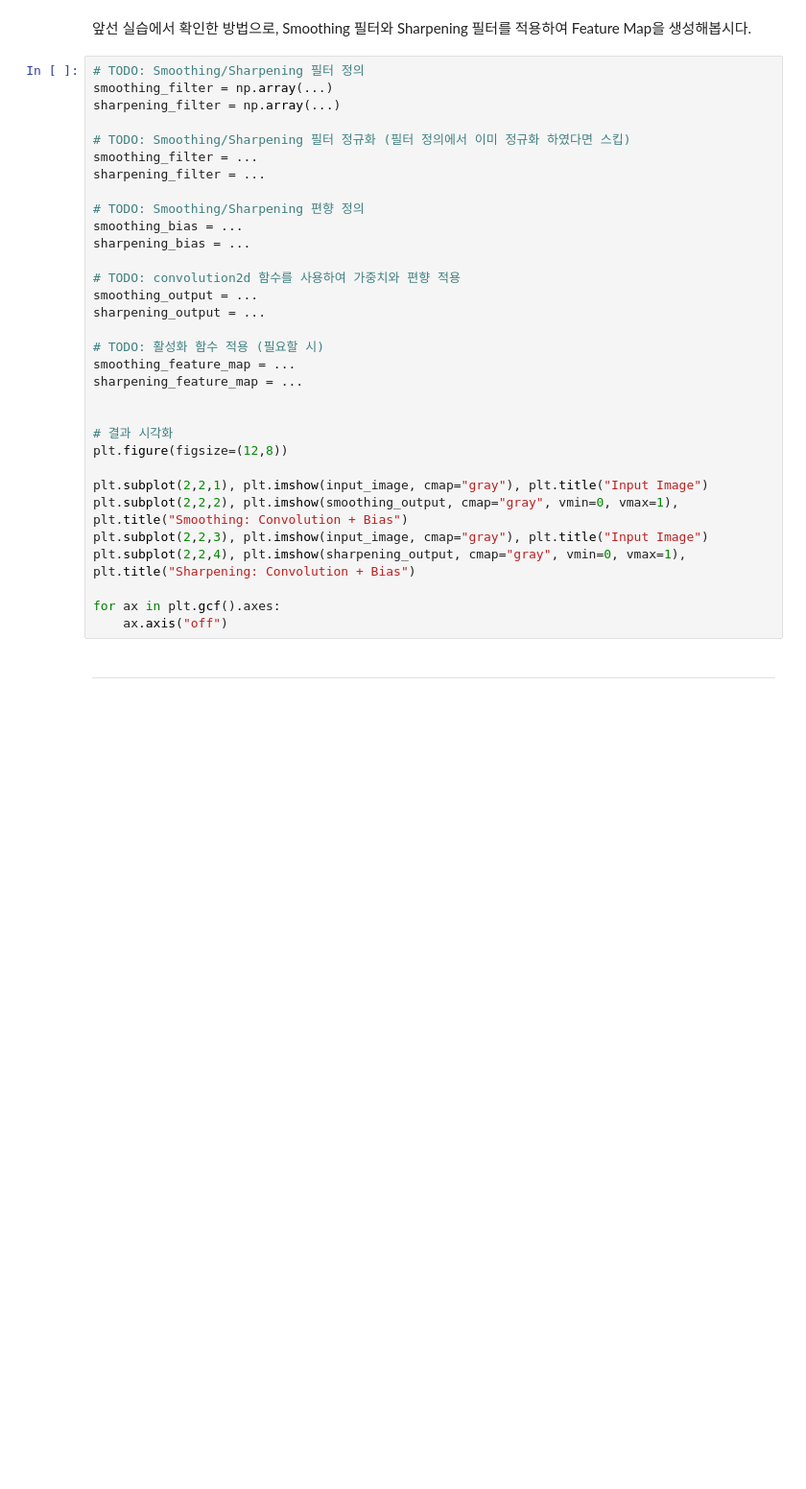
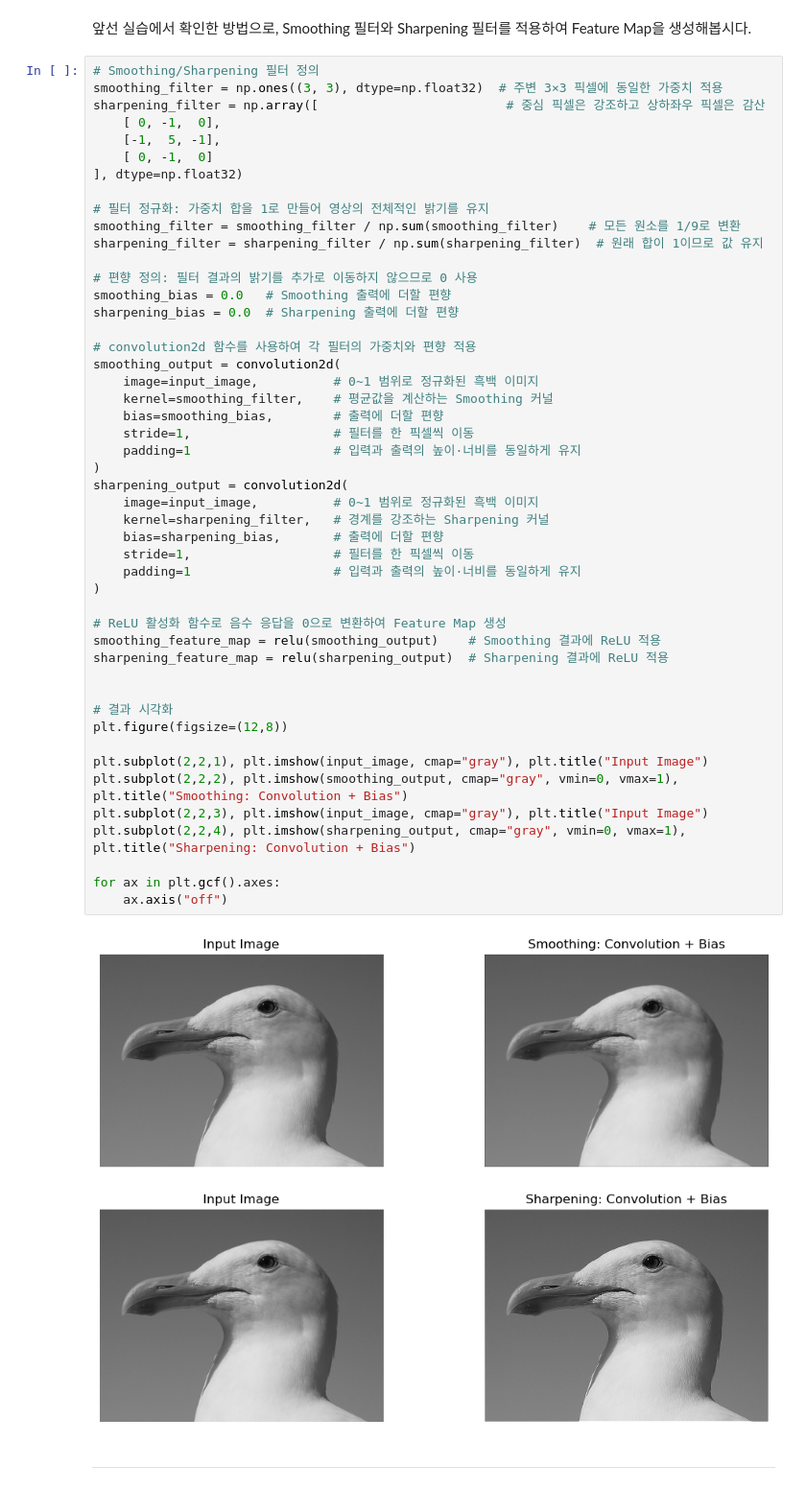
Before and after one commit to seedevk8s/physical-ai-vision-llm-gemma-multimodal, a Jupyter notebook: 03_DL-and-GPU.ipynb, the cells around one changed output. Shown at 96% size. Cells and saved outputs as stored; diff of their text form; blank space fills up the shorter version.

```diff
--- a/03_DL-and-GPU.ipynb
+++ b/03_DL-and-GPU.ipynb
@@ -1083,37 +1179,55 @@ for ax in plt.gcf().axes:
 # %% [markdown]
 앞선 실습에서 확인한 방법으로, Smoothing 필터와 Sharpening 필터를 적용하여 Feature Map을 생성해봅시다.
 # %%
-# TODO: Smoothing/Sharpening 필터 정의
-smoothing_filter = np.array(...)
-sharpening_filter = np.array(...)
+# Smoothing/Sharpening 필터 정의
+smoothing_filter = np.ones((3, 3), dtype=np.float32)  # 주변 3×3 픽셀에 동일한 가중치 적용
+sharpening_filter = np.array([                         # 중심 픽셀은 강조하고 상하좌우 픽셀은 감산
+    [ 0, -1,  0],
+    [-1,  5, -1],
+    [ 0, -1,  0]
+], dtype=np.float32)
 
-# TODO: Smoothing/Sharpening 필터 정규화 (필터 정의에서 이미 정규화 하였다면 스킵)
-smoothing_filter = ...
-sharpening_filter = ...
+# 필터 정규화: 가중치 합을 1로 만들어 영상의 전체적인 밝기를 유지
+smoothing_filter = smoothing_filter / np.sum(smoothing_filter)    # 모든 원소를 1/9로 변환
+sharpening_filter = sharpening_filter / np.sum(sharpening_filter)  # 원래 합이 1이므로 값 유지
 
-# TODO: Smoothing/Sharpening 편향 정의
-smoothing_bias = ...
-sharpening_bias = ...
+# 편향 정의: 필터 결과의 밝기를 추가로 이동하지 않으므로 0 사용
+smoothing_bias = 0.0   # Smoothing 출력에 더할 편향
+sharpening_bias = 0.0  # Sharpening 출력에 더할 편향
 
-# TODO: convolution2d 함수를 사용하여 가중치와 편향 적용
-smoothing_output = ...
-sharpening_output = ...
+# convolution2d 함수를 사용하여 각 필터의 가중치와 편향 적용
+smoothing_output = convolution2d(
+    image=input_image,          # 0~1 범위로 정규화된 흑백 이미지
+    kernel=smoothing_filter,    # 평균값을 계산하는 Smoothing 커널
+    bias=smoothing_bias,        # 출력에 더할 편향
+    stride=1,                   # 필터를 한 픽셀씩 이동
+    padding=1                   # 입력과 출력의 높이·너비를 동일하게 유지
+)
+sharpening_output = convolution2d(
+    image=input_image,          # 0~1 범위로 정규화된 흑백 이미지
+    kernel=sharpening_filter,   # 경계를 강조하는 Sharpening 커널
+    bias=sharpening_bias,       # 출력에 더할 편향
+    stride=1,                   # 필터를 한 픽셀씩 이동
+    padding=1                   # 입력과 출력의 높이·너비를 동일하게 유지
+)
 
-# TODO: 활성화 함수 적용 (필요할 시)
-smoothing_feature_map = ...
-sharpening_feature_map = ...
+# ReLU 활성화 함수로 음수 응답을 0으로 변환하여 Feature Map 생성
+smoothing_feature_map = relu(smoothing_output)    # Smoothing 결과에 ReLU 적용
+sharpening_feature_map = relu(sharpening_output)  # Sharpening 결과에 ReLU 적용
 
 
 # 결과 시각화
 plt.figure(figsize=(12,8))
 
 plt.subplot(2,2,1), plt.imshow(input_image, cmap="gray"), plt.title("Input Image")
 plt.subplot(2,2,2), plt.imshow(smoothing_output, cmap="gray", vmin=0, vmax=1), plt.title("Smoothing: Convolution + Bias")
 plt.subplot(2,2,3), plt.imshow(input_image, cmap="gray"), plt.title("Input Image")
 plt.subplot(2,2,4), plt.imshow(sharpening_output, cmap="gray", vmin=0, vmax=1), plt.title("Sharpening: Convolution + Bias")
 
 for ax in plt.gcf().axes:
     ax.axis("off")
+# %% [output]
+[figure, added]
 # %% [markdown]
 ---
 # %% [markdown]
```
Also changed, not shown: parts of 42 cells of this notebook, 9 other files.
